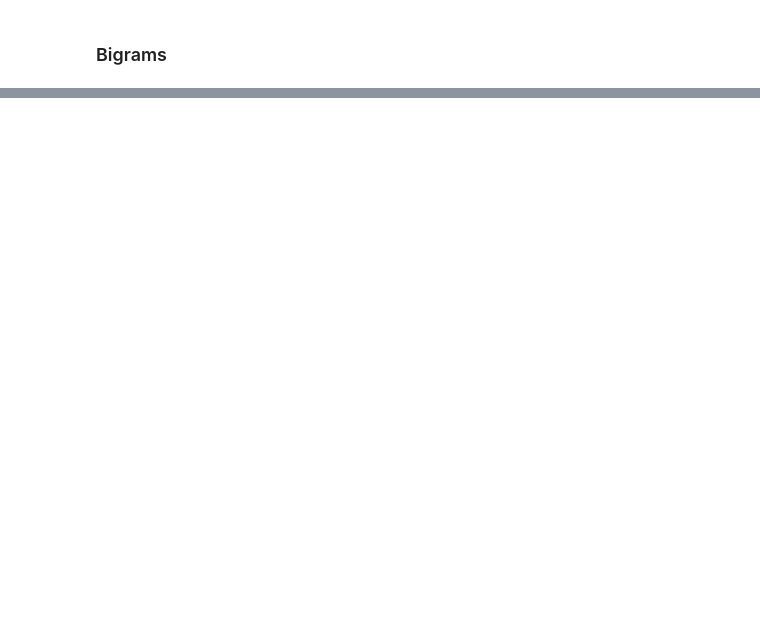
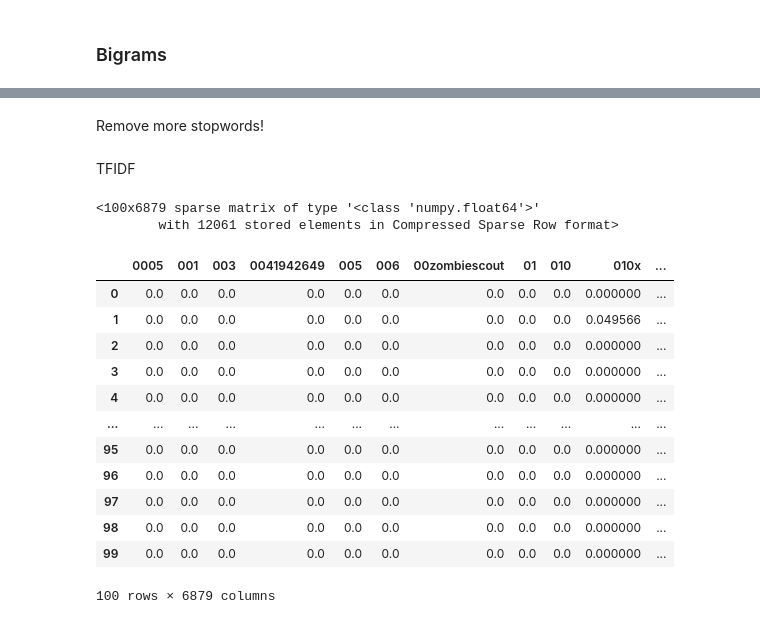
Before and after one commit to NLP-Dream-Team/nlp-project, a Jupyter notebook: wheeler_notebook.ipynb, the cells around one changed output, grey strips where cells are left out. Drawn from its saved outputs; the diff is of its cells as text; code cells hidden in the pictures; blank space fills up the shorter version.

```diff
--- a/wheeler_notebook.ipynb
+++ b/wheeler_notebook.ipynb
@@ -115,0 +121,2 @@ train, validate, test = split_data(df)
+# %%
+repos = [repo for repo in train.lemmatized]
@@ -283,0 +490,2 @@ Text(0.5, 1.0, 'Top 10 most common ruby bigrams')
+# %% [markdown]
+Remove more stopwords!
@@ -283,0 +515,25 @@ Text(0.5, 1.0, 'Top 10 most common ruby bigrams')
+# %% [markdown]
+TFIDF
+# %%
+tfidf = TfidfVectorizer()
+tfidfs = tfidf.fit_transform(repos)
+tfidfs
+# %% [output]
+<100x6879 sparse matrix of type '<class 'numpy.float64'>'
+        with 12061 stored elements in Compressed Sparse Row format>
+# %%
+pd.DataFrame(tfidfs.todense(), columns=tfidf.get_feature_names())
+# %% [output]
+|  | 0005 | 001 | 003 | 0041942649 | 005 | 006 | 00zombiescout | 01 | 010 | 010x | ... |
+| 0 | 0.0 | 0.0 | 0.0 | 0.0 | 0.0 | 0.0 | 0.0 | 0.0 | 0.0 | 0.000000 | ... |
+| 1 | 0.0 | 0.0 | 0.0 | 0.0 | 0.0 | 0.0 | 0.0 | 0.0 | 0.0 | 0.049566 | ... |
+| 2 | 0.0 | 0.0 | 0.0 | 0.0 | 0.0 | 0.0 | 0.0 | 0.0 | 0.0 | 0.000000 | ... |
+| 3 | 0.0 | 0.0 | 0.0 | 0.0 | 0.0 | 0.0 | 0.0 | 0.0 | 0.0 | 0.000000 | ... |
+| 4 | 0.0 | 0.0 | 0.0 | 0.0 | 0.0 | 0.0 | 0.0 | 0.0 | 0.0 | 0.000000 | ... |
+| ... | ... | ... | ... | ... | ... | ... | ... | ... | ... | ... | ... |
+| 95 | 0.0 | 0.0 | 0.0 | 0.0 | 0.0 | 0.0 | 0.0 | 0.0 | 0.0 | 0.000000 | ... |
+| 96 | 0.0 | 0.0 | 0.0 | 0.0 | 0.0 | 0.0 | 0.0 | 0.0 | 0.0 | 0.000000 | ... |
+| 97 | 0.0 | 0.0 | 0.0 | 0.0 | 0.0 | 0.0 | 0.0 | 0.0 | 0.0 | 0.000000 | ... |
+| 98 | 0.0 | 0.0 | 0.0 | 0.0 | 0.0 | 0.0 | 0.0 | 0.0 | 0.0 | 0.000000 | ... |
+| 99 | 0.0 | 0.0 | 0.0 | 0.0 | 0.0 | 0.0 | 0.0 | 0.0 | 0.0 | 0.000000 | ... |
+100 rows × 6879 columns
```
Also changed, not shown: parts of 46 cells of this notebook.
